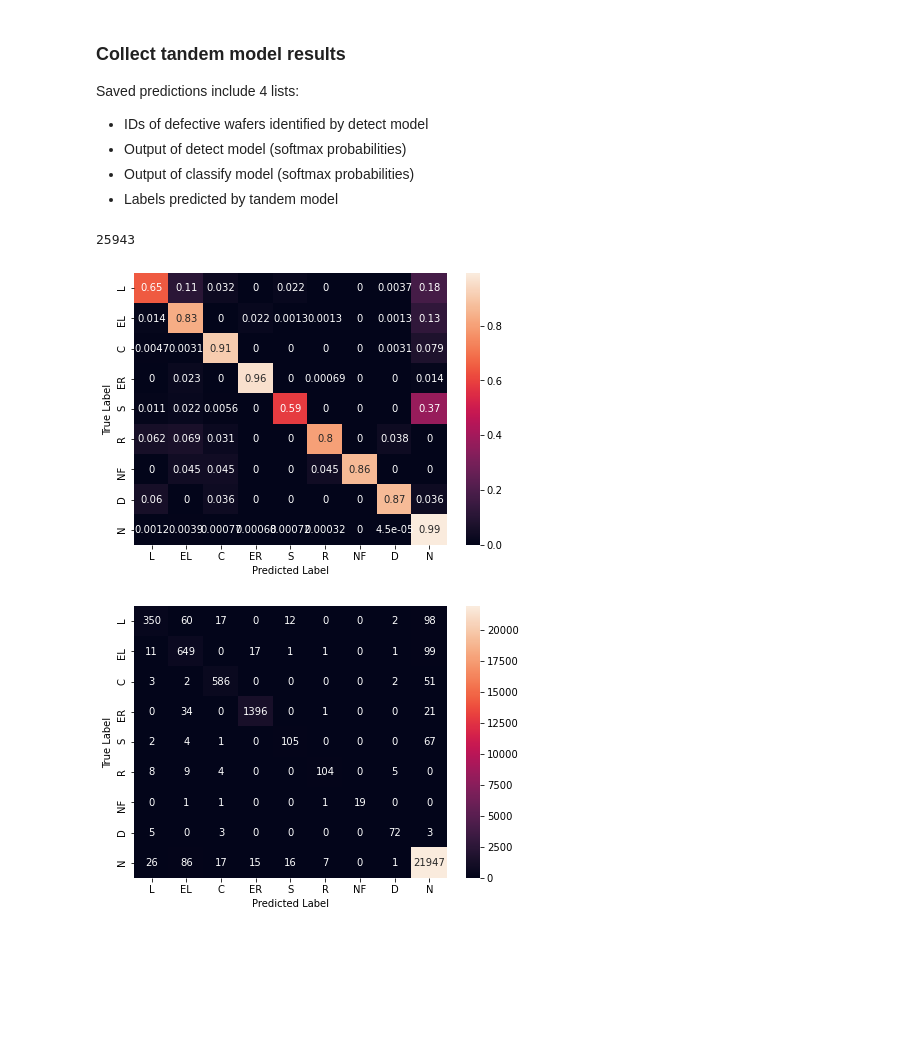
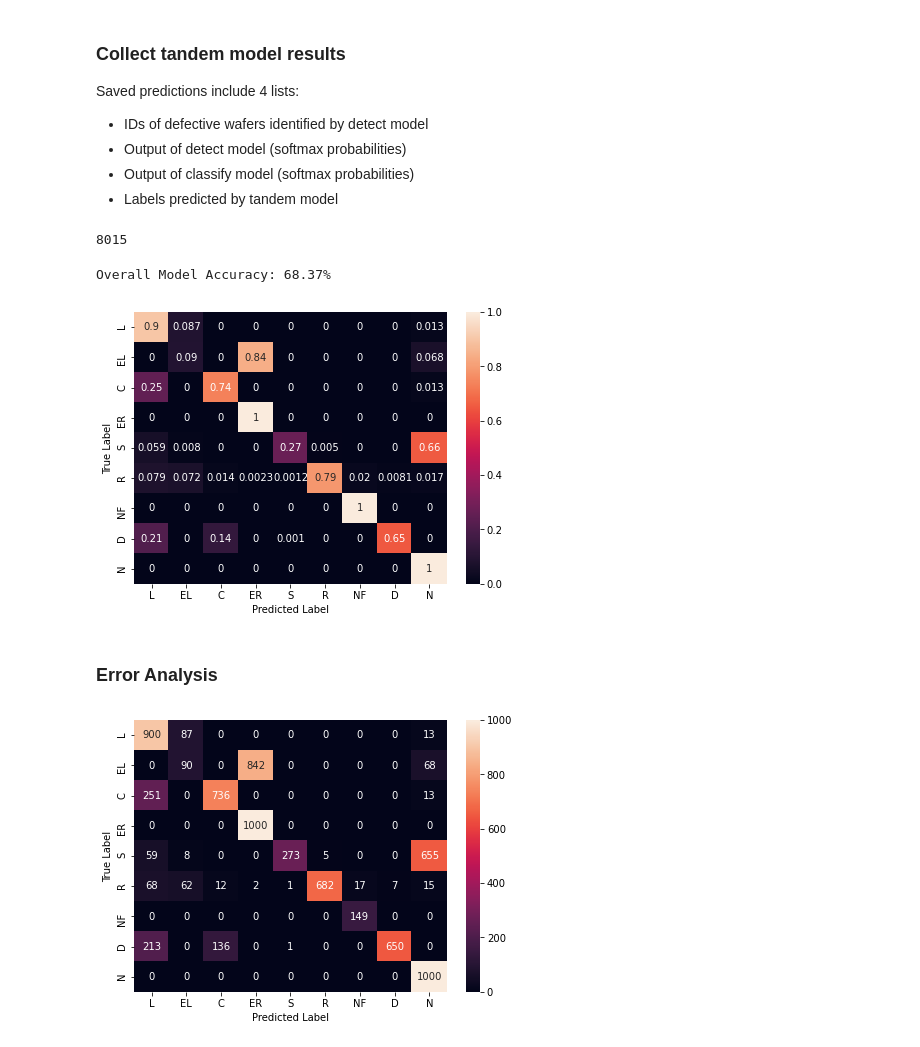
Before and after one commit to sngatzemeier/Wafer-Defect-Classification, a Jupyter notebook: Lea/pipeline/pipeline_yutandem_best.ipynb, the cells around one changed output. Saved outputs shown, nothing was run; the diff lists cells and outputs as text; code cells hidden in the pictures; blank space fills up the shorter version.

```diff
--- a/Lea/pipeline/pipeline_yutandem_best.ipynb
+++ b/Lea/pipeline/pipeline_yutandem_best.ipynb
@@ -116,8 +118,8 @@ def preprocess(x):
     return thin_img
 
 data['thinMap2'] = data.waferMap224.apply(lambda x: preprocess(x))
+data['thinMap2'] = data.thinMap2.apply(lambda x: x.astype(np.uint8))
 
 print("Wall time: {:.2f} seconds".format(time.time() - start))
 print("Sanity checks:")
 print(f'Map shape: {data.thinMap2[0].shape}')
-print(f'Map unique values:{np.unique(data.thinMap2[0])}')
@@ -298,7 +303,7 @@ data['tandemLabels'] = data.ID.apply(lambda x: tandem_prediction(x))
 tandem_pred = data['tandemLabels'].tolist()
 print(len(tandem_pred))
 # %% [output]
-25943
+8015
 # %%
 # save predictions to local instance
 predictions = [defect_ids, detect_pred, classify_pred, tandem_pred]
@@ -307,26 +312,29 @@ with open(f'{result_path}/{result_filename}.pkl', "wb") as f:
 # %%
 # IF LABELED
 if labeled:
+    y_test = data['classifyLabels'].tolist()
 
     # manually compute overall accuracy
     tandem_cm = confusion_matrix(y_test, tandem_pred)
 
     tandem_num = 0
     for i in range(9):
         tandem_num += tandem_cm[i][i]
 
     overall_accuracy = tandem_num / len(y_test) * 100
     print(f'Overall Model Accuracy: {overall_accuracy:.2f}%')
 
     # plot confusion matrix
-    y_test = test['classifyLabels'].tolist()
     helper.plot_confusion_matrix(y_test, tandem_pred, mode='all', normalize=True)
 # %% [output]
+Overall Model Accuracy: 68.37%
-[figure, old version]
+[figure, new version]
+# %% [markdown]
+### Error Analysis
 # %%
 # IF LABELED
 # plot confusion matrix counts
 if labeled:
     helper.plot_confusion_matrix(y_test, tandem_pred, mode='all', normalize=False)
 # %% [output]
-[figure, old version]
+[figure, new version]
```
Also changed, not shown: parts of 18 cells of this notebook, 20 other files.
